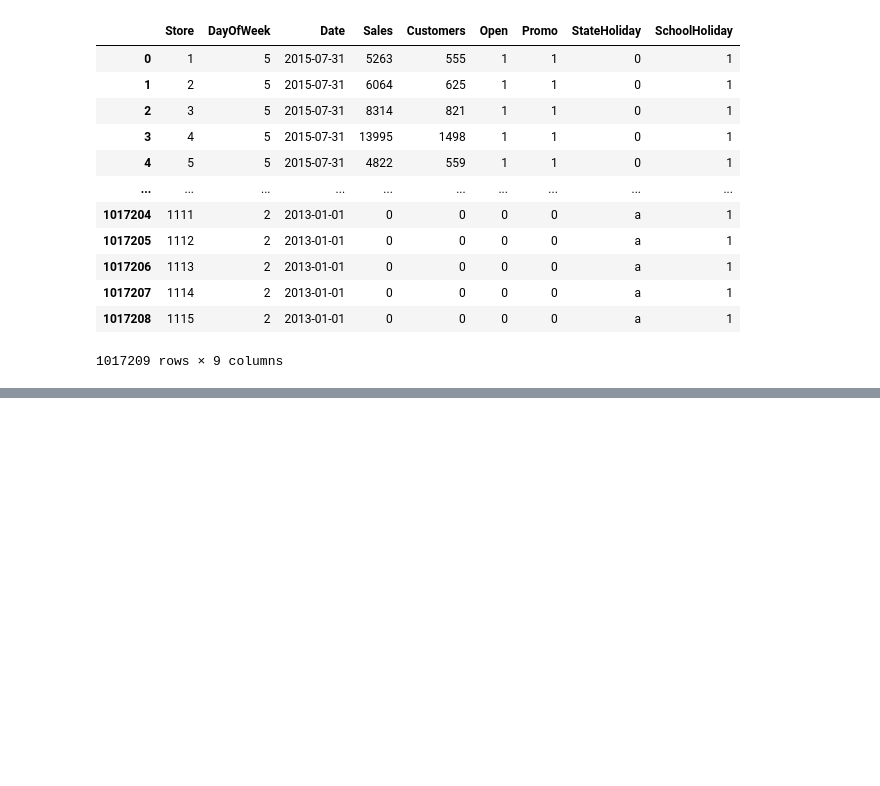
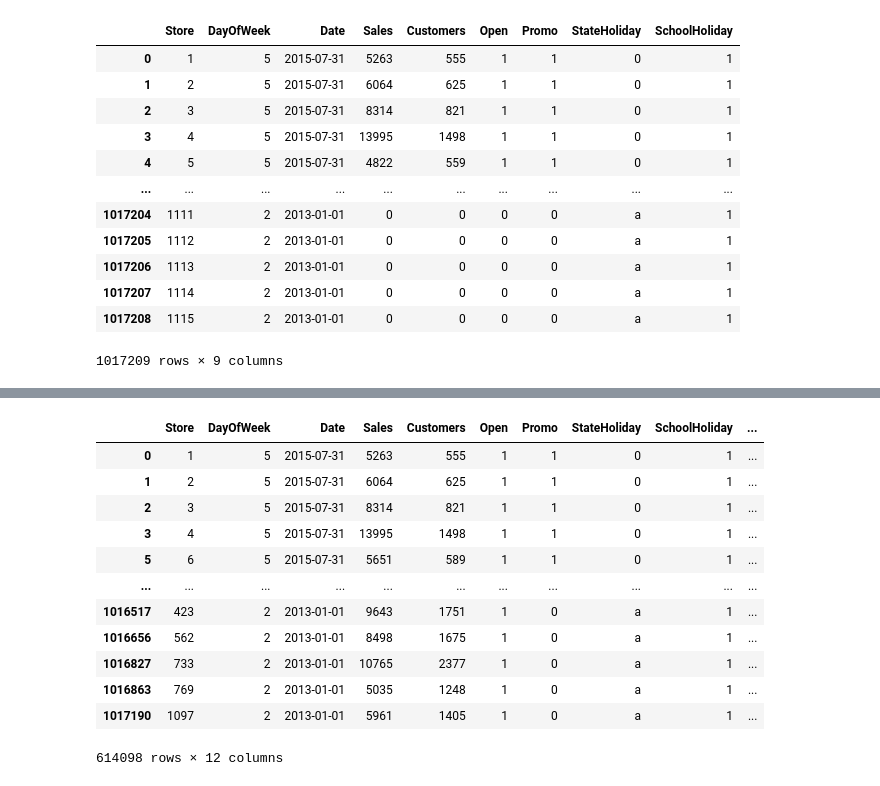
Before and after one commit to AndriyTok/labs_data_engineering, a Jupyter notebook: lab1/lab1.ipynb, the cells around one changed output, grey strips where cells are left out. Cells and saved outputs as stored; diff of their text form; code cells hidden in the pictures; blank space fills up the shorter version.

```diff
--- a/lab1/lab1.ipynb
+++ b/lab1/lab1.ipynb
@@ -131,0 +148,3 @@ df.drop(columns=["Revenue"])
+# %%
+df_indexed = df.set_index("Store")
+df.head()
@@ -131,0 +186,3 @@ df.drop(columns=["Revenue"])
+# %%
+df["Open_Status"] = df["Open"].map({1: "Відкрито", 0: "Закрито"})
+df.head()
@@ -131,0 +196,3 @@ df.drop(columns=["Revenue"])
+# %%
+df["Customer_Category"] = df["Customers"].map(lambda x: "Багато" if x > 1000 else "Мало")
+df.head()
@@ -131,0 +268,16 @@ df.drop(columns=["Revenue"])
+# %%
+df[df["Sales"] > 5000]
+# %% [output]
+|  | Store | DayOfWeek | Date | Sales | Customers | Open | Promo | StateHoliday | SchoolHoliday | ... |
+| 0 | 1 | 5 | 2015-07-31 | 5263 | 555 | 1 | 1 | 0 | 1 | ... |
+| 1 | 2 | 5 | 2015-07-31 | 6064 | 625 | 1 | 1 | 0 | 1 | ... |
+| 2 | 3 | 5 | 2015-07-31 | 8314 | 821 | 1 | 1 | 0 | 1 | ... |
+| 3 | 4 | 5 | 2015-07-31 | 13995 | 1498 | 1 | 1 | 0 | 1 | ... |
+| 5 | 6 | 5 | 2015-07-31 | 5651 | 589 | 1 | 1 | 0 | 1 | ... |
+| ... | ... | ... | ... | ... | ... | ... | ... | ... | ... | ... |
+| 1016517 | 423 | 2 | 2013-01-01 | 9643 | 1751 | 1 | 0 | a | 1 | ... |
+| 1016656 | 562 | 2 | 2013-01-01 | 8498 | 1675 | 1 | 0 | a | 1 | ... |
+| 1016827 | 733 | 2 | 2013-01-01 | 10765 | 2377 | 1 | 0 | a | 1 | ... |
+| 1016863 | 769 | 2 | 2013-01-01 | 5035 | 1248 | 1 | 0 | a | 1 | ... |
+| 1017190 | 1097 | 2 | 2013-01-01 | 5961 | 1405 | 1 | 0 | a | 1 | ... |
+614098 rows × 12 columns
```
Also changed, not shown: parts of 19 cells of this notebook.
